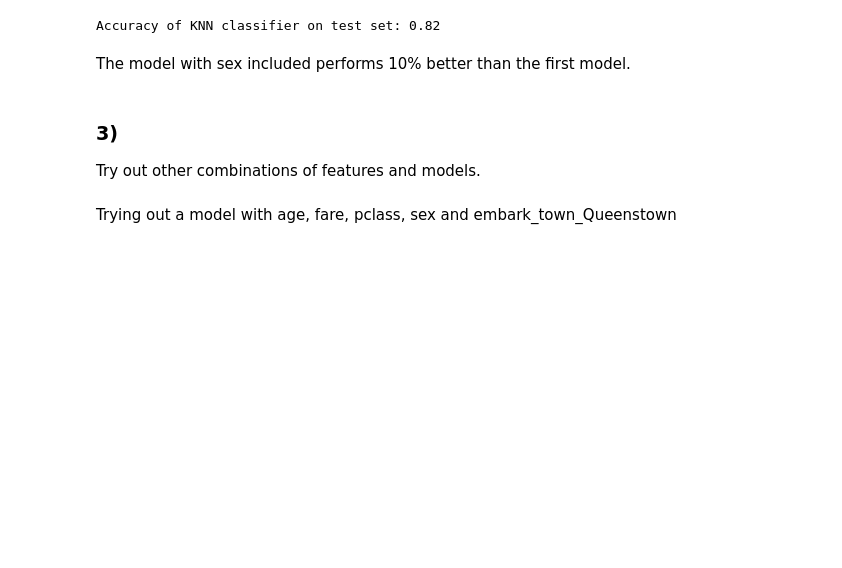
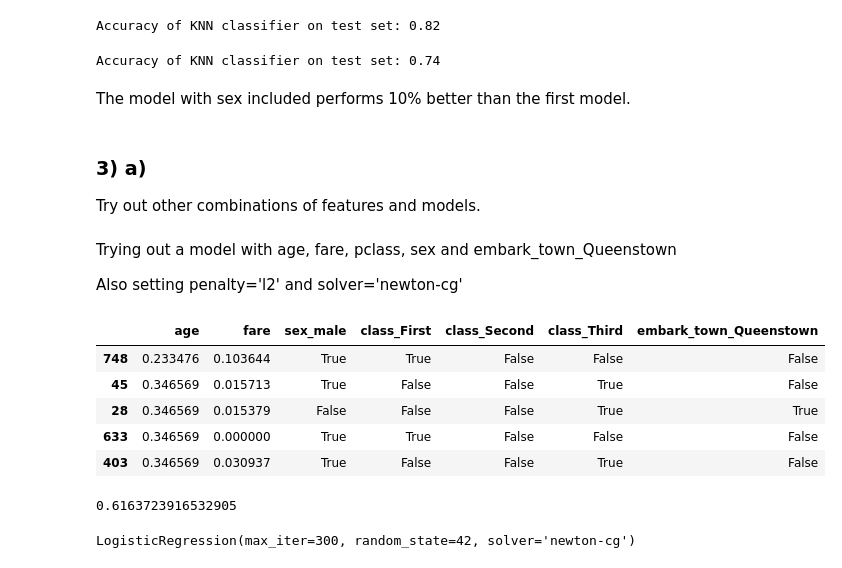
Before and after one commit to TheodoreQuansah/classification_exercises, a Jupyter notebook: logistic_regression.ipynb, the cells around one changed output. Cells and saved outputs as stored; diff of their text form; code cells hidden in the pictures; blank space fills up the shorter version.

```diff
--- a/logistic_regression.ipynb
+++ b/logistic_regression.ipynb
@@ -300,10 +310,50 @@ print('Accuracy of KNN classifier on test set: {:.2f}'
      .format(logreg.score(X_val, y_val)))
 # %% [output]
 Accuracy of KNN classifier on test set: 0.82
+# %%
+testmodel_3 = print('Accuracy of KNN classifier on test set: {:.2f}'
+     .format(logreg.score(X_test, y_test)))
+testmodel_3
+# %% [output]
+Accuracy of KNN classifier on test set: 0.74
 # %% [markdown]
 The model with sex included performs 10% better than the first model.
 # %% [markdown]
-### 3)
+### 3) a)
    Try out other combinations of features and models.
 # %% [markdown]
 Trying out a model with age, fare, pclass, sex and embark_town_Queenstown
+
+Also setting penalty='l2' and solver='newton-cg'
+# %%
+#defining my train and val subsets and only including age, fare, and pclass
+
+X_train = train.drop(columns = ['survived', 'sibsp', 'parch', 'alone',
+                                'embark_town_Cherbourg', 'embark_town_Southampton'])
+y_train = train.survived
+
+X_val = val.drop(columns = ['survived', 'sibsp', 'parch', 'alone',
+                                'embark_town_Cherbourg', 'embark_town_Southampton'])
+y_val = val.survived
+# %%
+#transforming age and fare in both the X_train and X_val subsets using MinMaxScaler()
+
+mms = MinMaxScaler()
+
+X_train[['age', 'fare']] = mms.fit_transform(X_train[['age', 'fare']])
+X_val[['age', 'fare']] = mms.transform(X_val[['age', 'fare']])
+
+X_train.head()
+# %% [output]
+|  | age | fare | sex_male | class_First | class_Second | class_Third | embark_town_Queenstown |
+| 748 | 0.233476 | 0.103644 | True | True | False | False | False |
+| 45 | 0.346569 | 0.015713 | True | False | False | True | False |
+| 28 | 0.346569 | 0.015379 | False | False | False | True | True |
+| 633 | 0.346569 | 0.000000 | True | True | False | False | False |
+| 403 | 0.346569 | 0.030937 | True | False | False | True | False |
+# %%
+#baseline
+
+(y_train == 0).mean()
+# %% [output]
+0.6163723916532905
@@ -309,0 +366,6 @@ Trying out a model with age, fare, pclass, sex and embark_town_Queenstown
+# %%
+#fitting the model on the train subsets
+
+logreg.fit(X_train, y_train)
+# %% [output]
+LogisticRegression(max_iter=300, random_state=42, solver='newton-cg')
```
Also changed, not shown: parts of 49 cells of this notebook.
